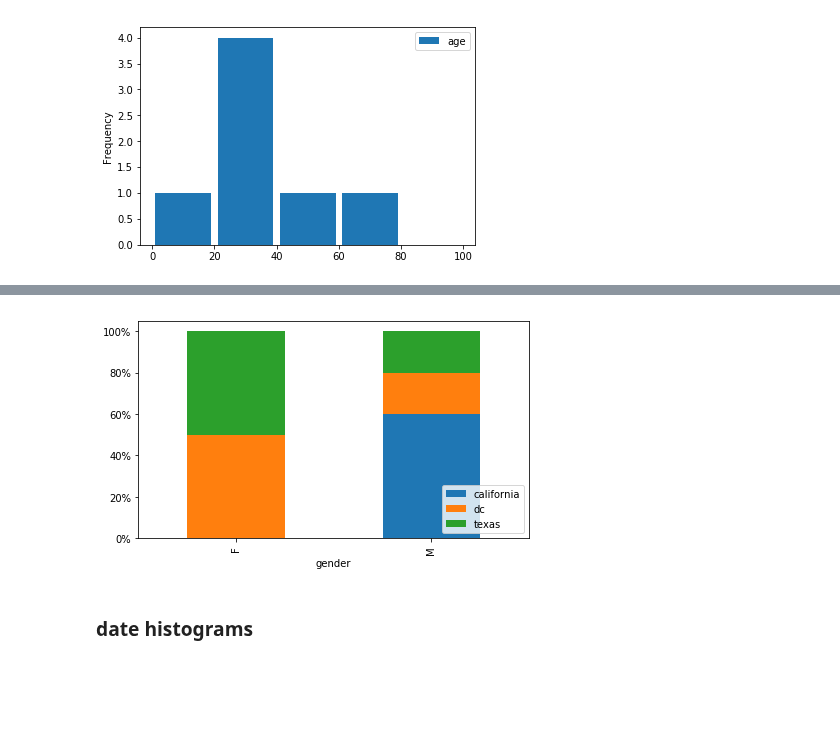
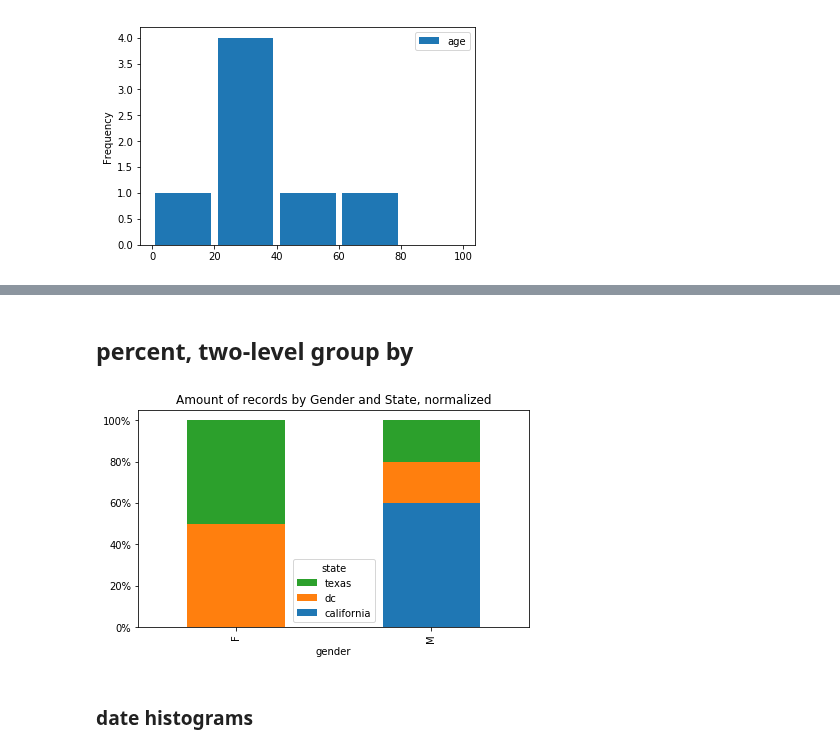
Before and after one commit to queirozfcom/python-sandbox, a Jupyter notebook: python3/notebooks/matplotlib/pandas-plotting-post.ipynb, the cells around one changed output, grey strips where cells are left out. Saved outputs shown, nothing was run; the diff lists cells and outputs as text; code cells hidden in the pictures; blank space fills up the shorter version.

```diff
--- a/python3/notebooks/matplotlib/pandas-plotting-post.ipynb
+++ b/python3/notebooks/matplotlib/pandas-plotting-post.ipynb
@@ -85,16 +120,19 @@ df[['age']].plot(kind='hist',bins=[0,20,40,60,80,100],rwidth=0.9,)
+# %% [markdown]
+## percent, two-level group by
 # %%
 import matplotlib.ticker as mtick
 
-df.groupby(['gender','state'])['age'].size().groupby(level=0).apply(
+df.groupby(['gender','state']).size().groupby(level=0).apply(
     lambda x: 100 * x / x.sum()
-).unstack().plot(kind='bar',stacked=True)
+).unstack().plot(kind='bar',stacked=True,legend='reverse')
 
 plt.gca().yaxis.set_major_formatter(mtick.PercentFormatter())
-plt.legend(loc='lower right')
+plt.title('Amount of records by Gender and State, normalized')
+# plt.legend(loc='lower right')
 plt.gcf().set_size_inches(7,4)
 plt.show()
 # %% [output]
-[figure, old version]
+[figure, new version]
 # %% [markdown]
 ### date histograms
 # %%
```
Also changed, not shown: parts of 6 cells of this notebook, 1 other file.
